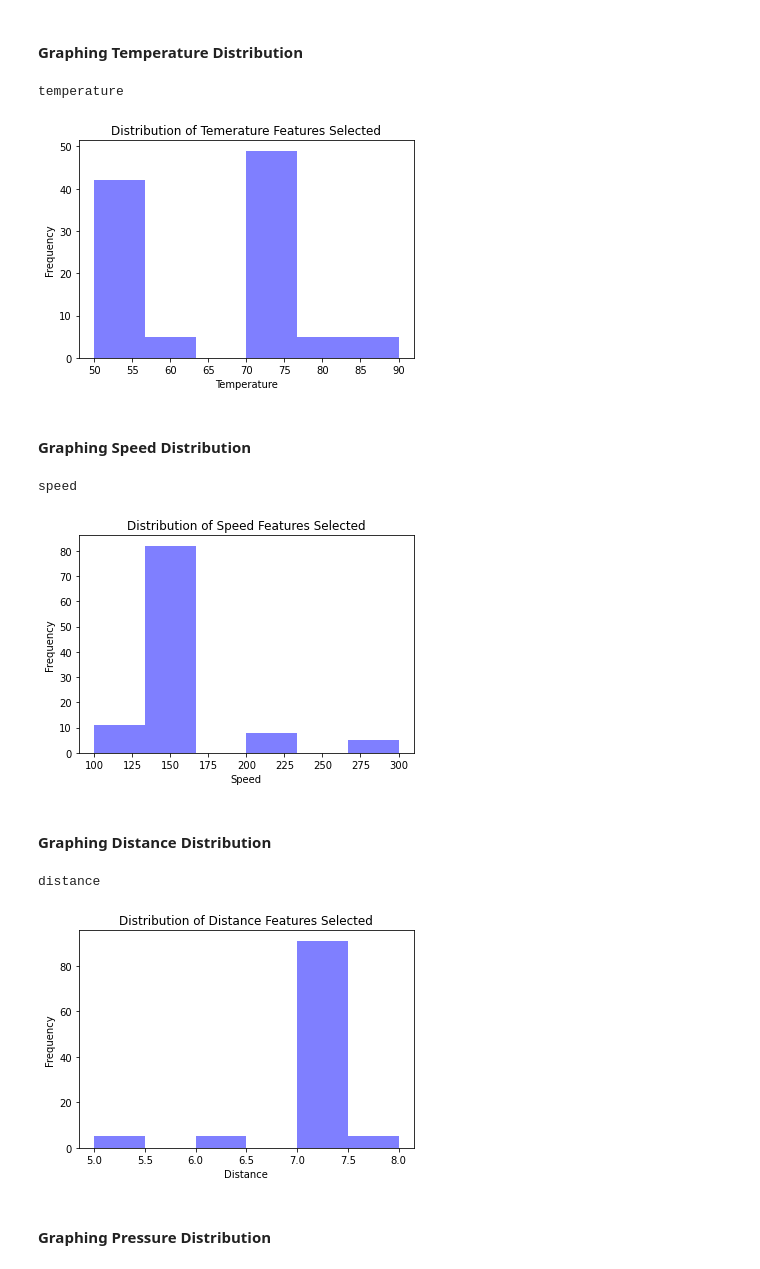
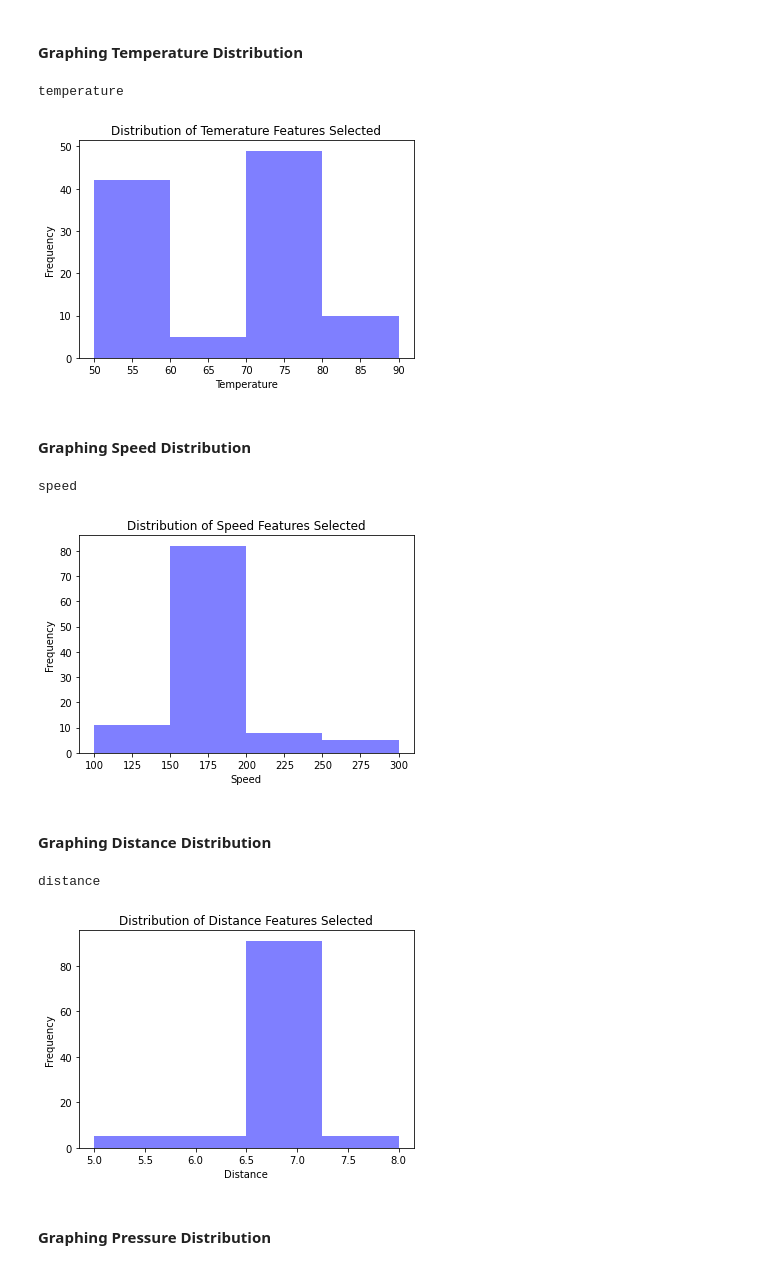
Before and after one commit to Data-Driven-Materials-Science/solarCells, a Jupyter notebook: solarCell-DataAnalysis.ipynb, the cells around one changed output. Drawn from its saved outputs; the diff is of its cells as text; code cells hidden in the pictures.

```diff
--- a/solarCell-DataAnalysis.ipynb
+++ b/solarCell-DataAnalysis.ipynb
@@ -20,7 +21,7 @@ print(columns)
 #### Graphing Temperature Distribution
 # %%
 colNum = 1
-numBins = 6
+numBins = 4
 print(columns[colNum])
 #print(df[columns[colNum]])
 plt.hist(df[columns[colNum]], numBins, facecolor='blue', alpha=0.5)
@@ -30,12 +31,12 @@ plt.ylabel("Frequency")
 plt.show()
 # %% [output]
 temperature
-[figure, old version]
+[figure, new version]
 # %% [markdown]
 #### Graphing Speed Distribution
 # %%
 colNum = 2
-numBins = 6
+numBins = 4
 print(columns[colNum])
 #print(df[columns[colNum]])
 plt.hist(df[columns[colNum]], numBins, facecolor='blue', alpha=0.5)
@@ -45,22 +46,22 @@ plt.ylabel("Frequency")
 plt.show()
 # %% [output]
 speed
-[figure, old version]
+[figure, new version]
 # %% [markdown]
 #### Graphing Distance Distribution
 # %%
 colNum = 3
-numBins = 6
+numBins = 4
 print(columns[colNum])
 #print(df[columns[colNum]])
 plt.hist(df[columns[colNum]], numBins, facecolor='blue', alpha=0.5)
 plt.title("Distribution of Distance Features Selected")
 plt.xlabel("Distance")
 plt.ylabel("Frequency")
 plt.show()
 # %% [output]
 distance
-[figure, old version]
+[figure, new version]
 # %% [markdown]
 #### Graphing Pressure Distribution
 # %%
```
Also changed, not shown: parts of 2 cells of this notebook, 2 other files.
